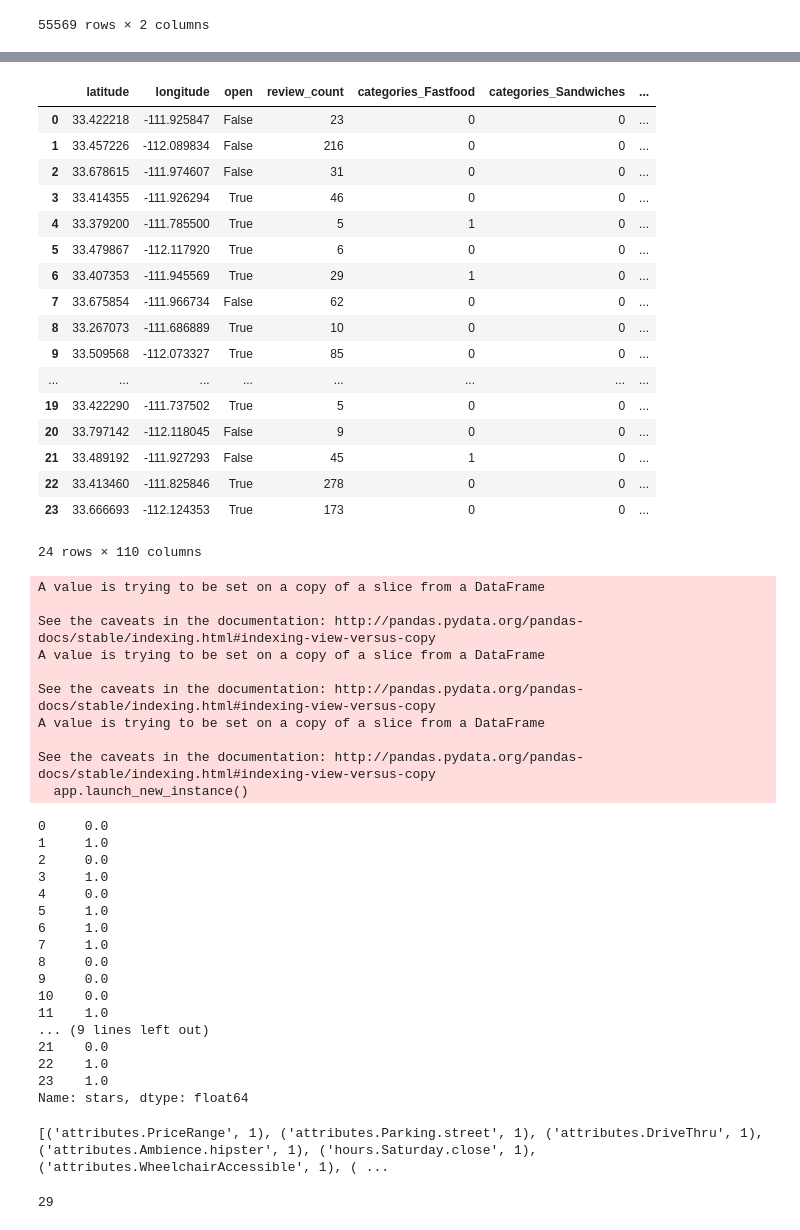
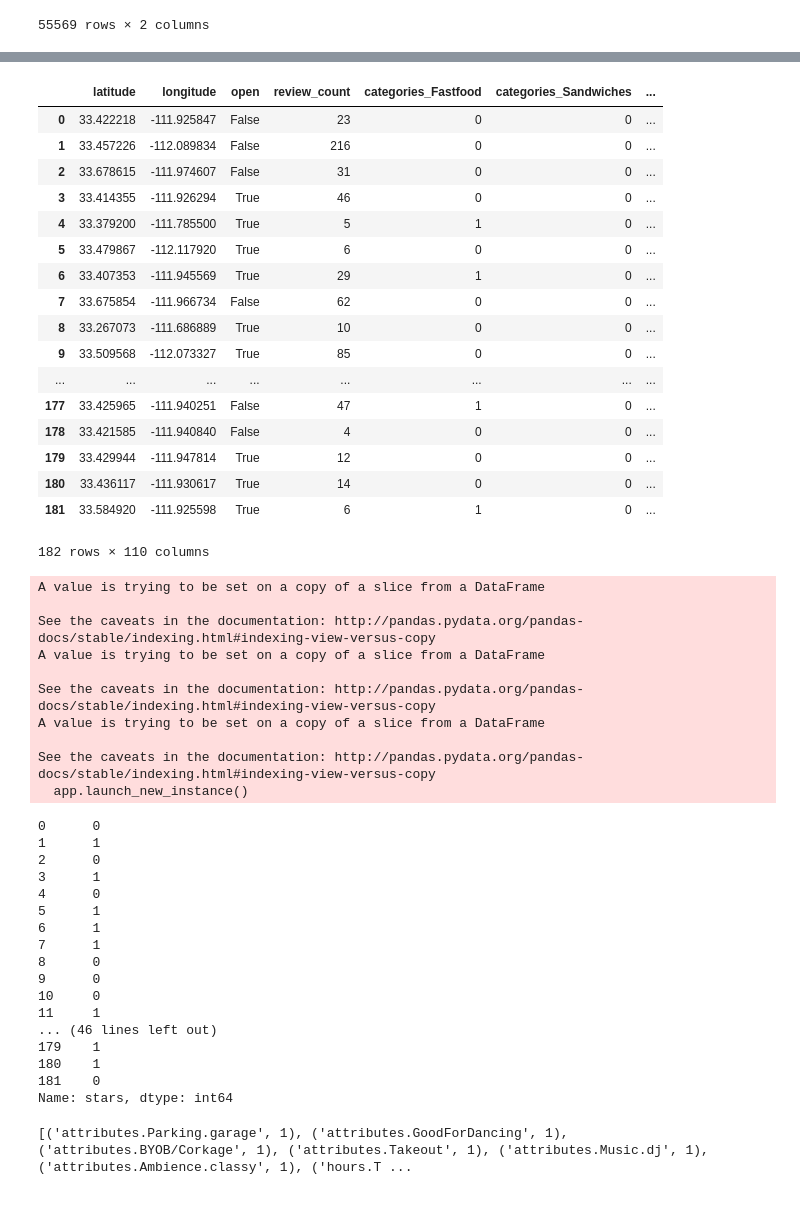
Before and after one commit to silizuo/projet-big-data, a Jupyter notebook: partie 1.ipynb, the cells around one changed output, grey strips where cells are left out. Cells and saved outputs as stored; diff of their text form; code cells hidden in the pictures.

```diff
--- a/partie 1.ipynb
+++ b/partie 1.ipynb
@@ -12,7 +12,7 @@ MY_FOLDER = './output'
 with open ('{}/business.pickle'.format(SHARED_FOLDER), 'rb') as f:
     business_df = pickle.load(f)
 # %%
-example_df = business_df.head(200)
+example_df = business_df.head(1500)
 example_df
 # %% [output]
 |  | attributes | business_id | categories | city | full_address | hours | id | latitude | longitude | ... |
@@ -496,7 +502,8 @@ for i in range(0,example_df_fin.shape[0]):
     if 'BYOB' in example_df_fin.attributes[i]:
         example_df_fin['attributes.BYOB'][i]=int(example_df_fin.attributes[i]['BYOB'])
     if 'BYOB/Corkage' in example_df_fin.attributes[i]:
-        example_df_fin['attributes.BYOB/Corkage'][i]=example_df_fin.attributes[i]['BYOB/Corkage']
+        if example_df_fin.attributes[i]['BYOB/Corkage']=='no':example_df_fin['attributes.BYOB/Corkage'][i]=1
+        else:example_df_fin['attributes.BYOB/Corkage'][i]=2
     if 'By Appointment Only' in example_df_fin.attributes[i]:
         example_df_fin['attributes.ByAppointmentOnly'][i]=int(example_df_fin.attributes[i]['By Appointment Only'])
     if 'Caters' in example_df_fin.attributes[i]:
@@ -1194,36 +1218,38 @@ import operator
 # %%
 #train=business_review_tip_checkin_df.columns[5]
 features = list(business_review_tip_checkin_df.columns[5:116])
-x_train = business_review_tip_checkin_df[features]
-del x_train['stars']
-x_train
+X = business_review_tip_checkin_df[features]
+del X['stars']
+#del X['reviews_count']
+X
 # %% [output]
 |  | latitude | longitude | open | review_count | categories_Fastfood | categories_Sandwiches | ... |
 | 0 | 33.422218 | -111.925847 | False | 23 | 0 | 0 | ... |
 | 1 | 33.457226 | -112.089834 | False | 216 | 0 | 0 | ... |
 | 2 | 33.678615 | -111.974607 | False | 31 | 0 | 0 | ... |
 | 3 | 33.414355 | -111.926294 | True | 46 | 0 | 0 | ... |
 | 4 | 33.379200 | -111.785500 | True | 5 | 1 | 0 | ... |
 | 5 | 33.479867 | -112.117920 | True | 6 | 0 | 0 | ... |
 | 6 | 33.407353 | -111.945569 | True | 29 | 1 | 0 | ... |
 | 7 | 33.675854 | -111.966734 | False | 62 | 0 | 0 | ... |
 | 8 | 33.267073 | -111.686889 | True | 10 | 0 | 0 | ... |
 | 9 | 33.509568 | -112.073327 | True | 85 | 0 | 0 | ... |
 | ... | ... | ... | ... | ... | ... | ... | ... |
-| 19 | 33.422290 | -111.737502 | True | 5 | 0 | 0 | ... |
-| 20 | 33.797142 | -112.118045 | False | 9 | 0 | 0 | ... |
-| 21 | 33.489192 | -111.927293 | False | 45 | 1 | 0 | ... |
-| 22 | 33.413460 | -111.825846 | True | 278 | 0 | 0 | ... |
-| 23 | 33.666693 | -112.124353 | True | 173 | 0 | 0 | ... |
+| 177 | 33.425965 | -111.940251 | False | 47 | 1 | 0 | ... |
+| 178 | 33.421585 | -111.940840 | False | 4 | 0 | 0 | ... |
+| 179 | 33.429944 | -111.947814 | True | 12 | 0 | 0 | ... |
+| 180 | 33.436117 | -111.930617 | True | 14 | 0 | 0 | ... |
+| 181 | 33.584920 | -111.925598 | True | 6 | 1 | 0 | ... |
-24 rows × 110 columns
+182 rows × 110 columns
 # %%
 for i in range(0, business_review_tip_checkin_df.shape[0]):
     if business_review_tip_checkin_df.stars[i]>3:
         business_review_tip_checkin_df.stars[i]=1
     else: business_review_tip_checkin_df.stars[i]=0
     business_review_tip_checkin_df.stars[i]=int(business_review_tip_checkin_df.stars[i])
-y_train =business_review_tip_checkin_df['stars']
-y_train
+y =business_review_tip_checkin_df['stars']
+y=y.astype(np.int64)
+y
 # %% [output]
 A value is trying to be set on a copy of a slice from a DataFrame
 
@@ -1235,39 +1261,36 @@ A value is trying to be set on a copy of a slice from a DataFrame
 
 See the caveats in the documentation: http://pandas.pydata.org/pandas-docs/stable/indexing.html#indexing-view-versus-copy
   app.launch_new_instance()
-0     0.0
-1     1.0
-2     0.0
-3     1.0
-4     0.0
-5     1.0
-6     1.0
-7     1.0
-8     0.0
-9     0.0
-10    0.0
-11    1.0
-... (9 lines left out)
-21    0.0
-22    1.0
-23    1.0
-Name: stars, dtype: float64
+0      0
+1      1
+2      0
+3      1
+4      0
+5      1
+6      1
+7      1
+8      0
+9      0
+10     0
+11     1
+... (46 lines left out)
+179    1
+180    1
+181    0
+Name: stars, dtype: int64
 # %%
-xgb_params = {'booster':'gbtree','objective': 'binary:logistic', "eta": 0.01, "max_depth": 5,  "silent": 0,"colsample_bytree":0.5}
+xgb_params = {'booster':'gbtree','objective': 'binary:logistic', "eta": 0.01, "max_depth": 5,  "silent": 0,"colsample_bytree":0.7}
 num_rounds = 1000
-
-dtrain = xgb.DMatrix(x_train, label=y_train)
+dtrain = xgb.DMatrix(X, label=y)
 gbdt = xgb.train(xgb_params, dtrain, num_rounds)
 importance = gbdt.get_fscore()
 importance = sorted(importance.items(), key=operator.itemgetter(1))
-
+#dtest = xgb.DMatrix(X_test)
+#ans = gbdt.predict(dtest)
 print (importance)
+#do_metrics(y_test, ans)
 # %% [output]
-[('attributes.PriceRange', 1), ('attributes.Parking.street', 1), ('attributes.DriveThru', 1), ('attributes.Ambience.hipster', 1), ('hours.Saturday.close', 1), ('attributes.WheelchairAccessible', 1), ( ...
+[('attributes.Parking.garage', 1), ('attributes.GoodForDancing', 1), ('attributes.BYOB/Corkage', 1), ('attributes.Takeout', 1), ('attributes.Music.dj', 1), ('attributes.Ambience.classy', 1), ('hours.T ...
-# %%
-len(importance)
-# %% [output]
-29
 # %%
 from matplotlib import pylab as plt
 df = pd.DataFrame(importance, columns=['feature', 'fscore'])
```
Also changed, not shown: parts of 29 cells of this notebook, 1 other file.
